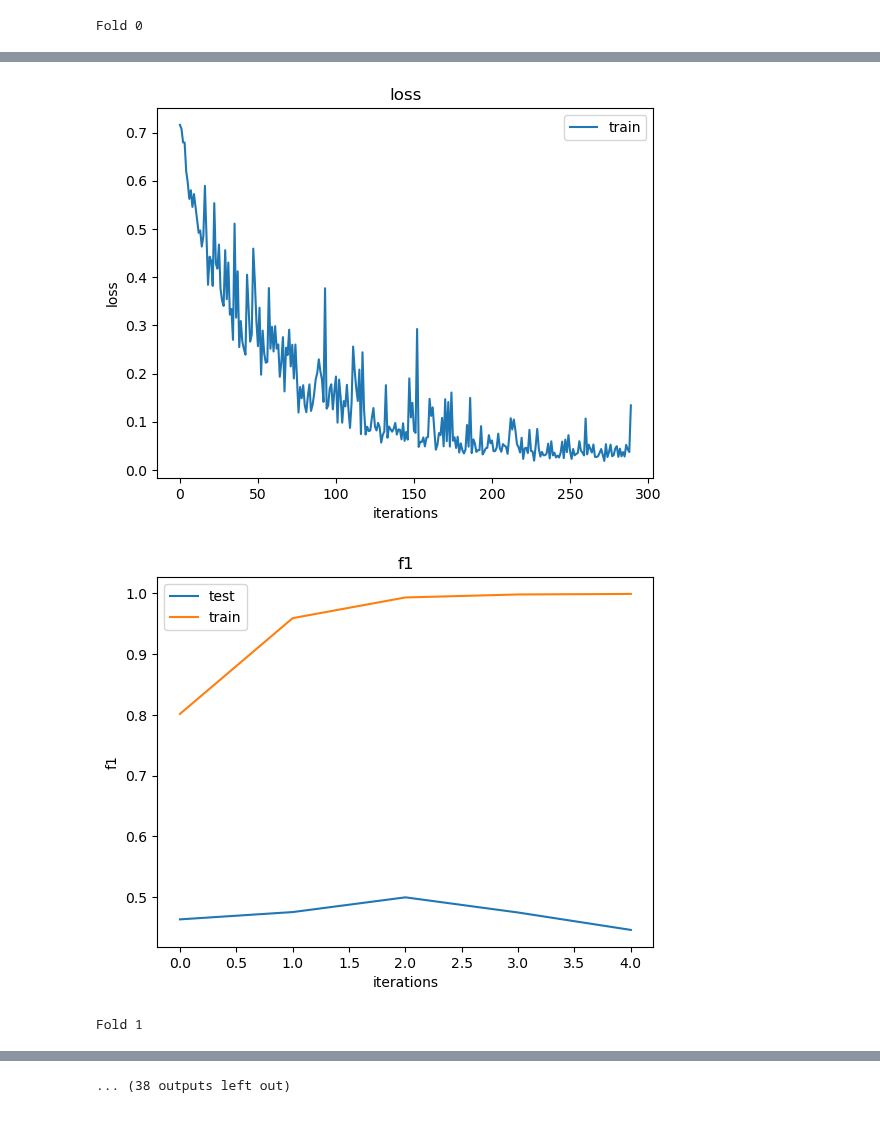
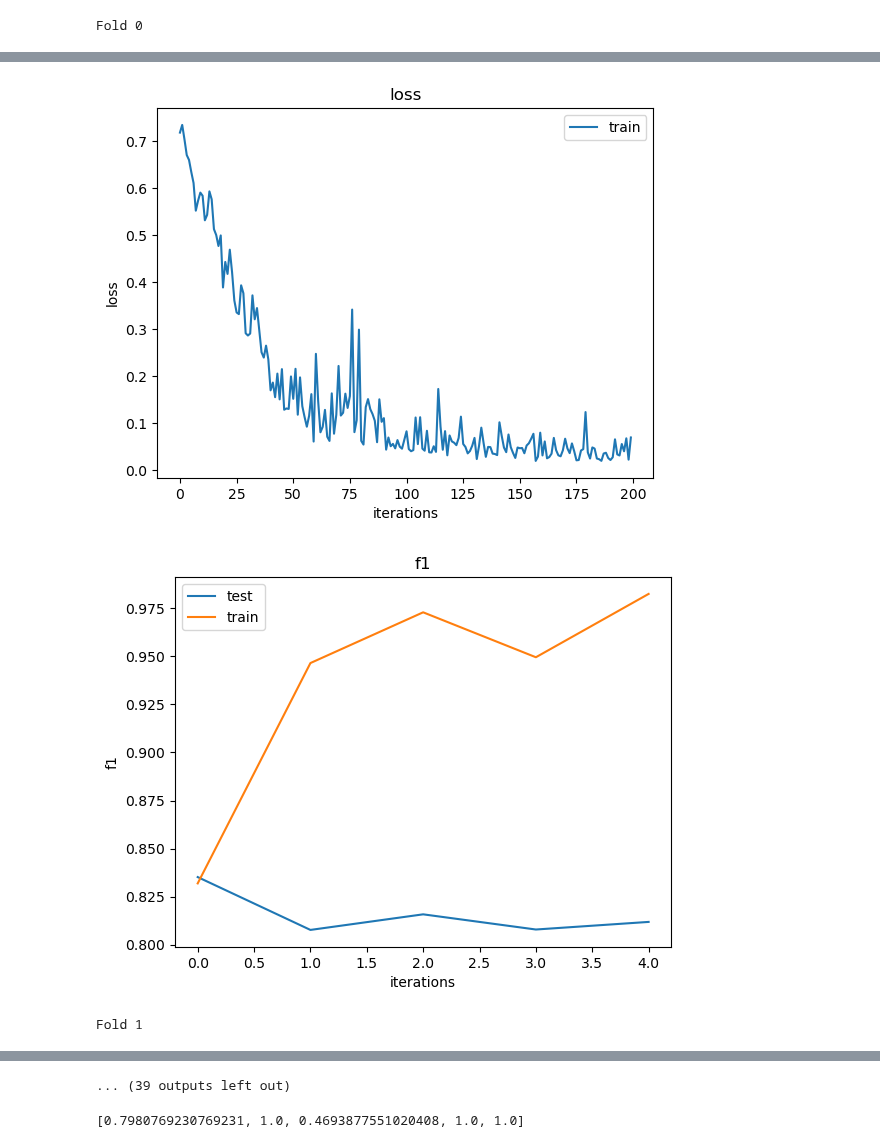
Before and after one commit to CS-433/ml-project-2-ml-sonidito, a Jupyter notebook: notebooks/EfficientNet_demo2.ipynb, the cells around one changed output, grey strips where cells are left out. Saved outputs shown, nothing was run; the diff lists cells and outputs as text; code cells hidden in the pictures.

Commit message:
add true labels

```diff
--- a/notebooks/EfficientNet_demo2.ipynb
+++ b/notebooks/EfficientNet_demo2.ipynb
@@ -39,10 +39,13 @@ transform_eNetV2S = transforms.Compose([
 # %%
 DATA_PATH = "../data/dataset_h5"
 FILE_EXT = "h5"
+LABEL_PATH = "../data/MHD_labels"
+LABEL_FILE_EXT = "csv"
 WINDOW_SIZE = 200  # number of .512ms time steps per window
-OVERLAP_FACTOR = 0.0  # overlap between consecutive windows
+OVERLAP_FACTOR = 0.5  # overlap between consecutive windows
 
-dataset = SpectrogramDataset(data_path=DATA_PATH, file_ext=FILE_EXT, window_size=WINDOW_SIZE,
+dataset = SpectrogramDataset(data_path=DATA_PATH, file_ext=FILE_EXT, data_path_labels=LABEL_PATH,
+                             file_ext_labels=LABEL_FILE_EXT, window_size=WINDOW_SIZE,
                              overlap=OVERLAP_FACTOR, transform=transform)
 
 # split the dataset
@@ -116,6 +133,7 @@ def safe_cohen_kappa_score(rater1, rater2):
     except ZeroDivisionError:
         # Handle division error
         return 0.0
+
 
 def compute_metrics(predicted_probs, reference, threshold=0.5):
     """
@@ -222,7 +240,7 @@ def train(model, train_loader, test_loader, optimizer, scheduler, criterion, dev
     plot_losses(losses)
     plot_f1(f1s_test, f1s_train)
 
-    return f1s_train, f1s_test, kappa_train, kappa_test
+    return f1s_train[-1], f1s_test[-1], kappa_train[-1], kappa_test[-1]
 
 
 def plot_losses(losses):
@@ -280,8 +282,10 @@ from sklearn.model_selection import KFold
 
 DATA_PATH = "../data/dataset_h5"
 FILE_EXT = "h5"
+LABEL_PATH = "../data/MHD_labels"
+LABEL_FILE_EXT = "csv"
 WINDOW_SIZE = 200  # number of .512ms time steps per window
-OVERLAP_FACTOR = 0.5  # overlap between consecutive windows
+OVERLAP_FACTOR = 0.25  # overlap between consecutive windows
 
 shot_count = 94
 shot_indices = michayel.arange(94)
@@ -297,9 +301,11 @@ kappas_te = []
 for fold, (train_ids, val_ids) in enumerate(kf.split(shot_indices)):
     print(f"Fold {fold}\n")
 
-    train_dataset = SpectrogramDataset(data_path=DATA_PATH, file_ext=FILE_EXT, window_size=WINDOW_SIZE,
+    train_dataset = SpectrogramDataset(data_path=DATA_PATH, file_ext=FILE_EXT, data_path_labels=LABEL_PATH,
+                                       file_ext_labels=LABEL_FILE_EXT, window_size=WINDOW_SIZE,
                                        overlap=OVERLAP_FACTOR, transform=transform, shot_filter=train_ids)
-    val_dataset = SpectrogramDataset(data_path=DATA_PATH, file_ext=FILE_EXT, window_size=WINDOW_SIZE,
+    val_dataset = SpectrogramDataset(data_path=DATA_PATH, file_ext=FILE_EXT, data_path_labels=LABEL_PATH,
+                                     file_ext_labels=LABEL_FILE_EXT, window_size=WINDOW_SIZE,
                                      overlap=OVERLAP_FACTOR, transform=transform, shot_filter=val_ids)
 
     # Define data loaders for training and testing data in this fold
@@ -325,7 +331,8 @@ for fold, (train_ids, val_ids) in enumerate(kf.split(shot_indices)):
     )
 
     # Run the training loop for defined number of epochs
-    f1_tr, f1_te, kappa_tr, kappa_te = train(model, train_loader, test_loader, optimizer, scheduler, criterion, device, n_epochs=5)
+    f1_tr, f1_te, kappa_tr, kappa_te = train(model, train_loader, test_loader, optimizer, scheduler, criterion, device,
+                                             n_epochs=5)
     f1s_tr.append(f1_tr)
     f1s_te.append(f1_te)
     kappas_tr.append(kappa_tr)
@@ -355,3 +389,3 @@ Epoch 4 | Train accuracy: 1.00000, f1: 0.99899, kappa: 0.93860
-[figure, old version]
+[figure, new version]
-[figure, old version]
+[figure, new version]
 Fold 1
@@ -361 +409,5 @@ Number of unique IDs = 1960
-... (38 outputs left out)
+... (39 outputs left out)
+# %%
+kappas_te
+# %% [output]
+[0.7980769230769231, 1.0, 0.4693877551020408, 1.0, 1.0]
```
Also changed, not shown: parts of 3 cells of this notebook, 2 other files.
